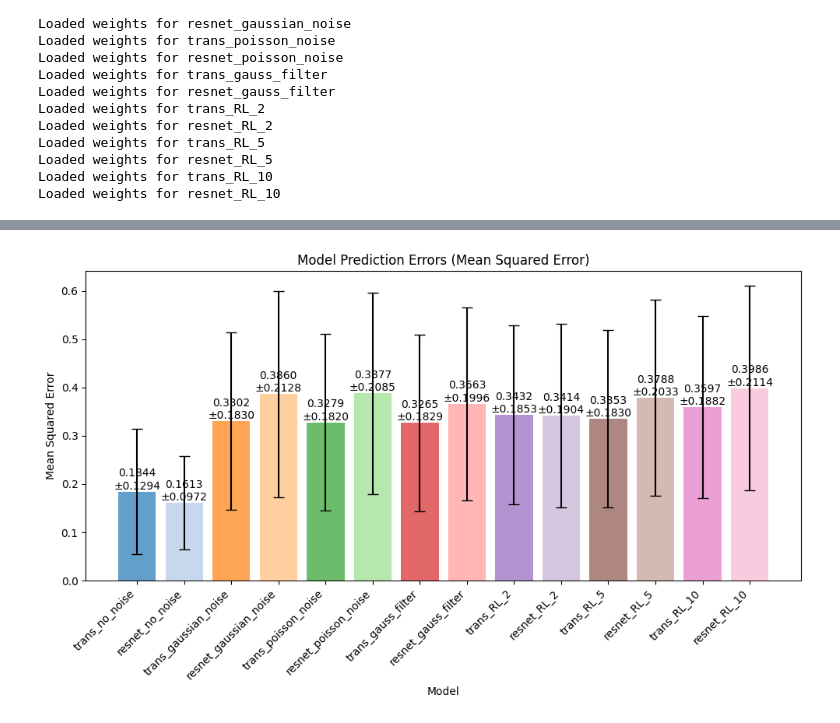
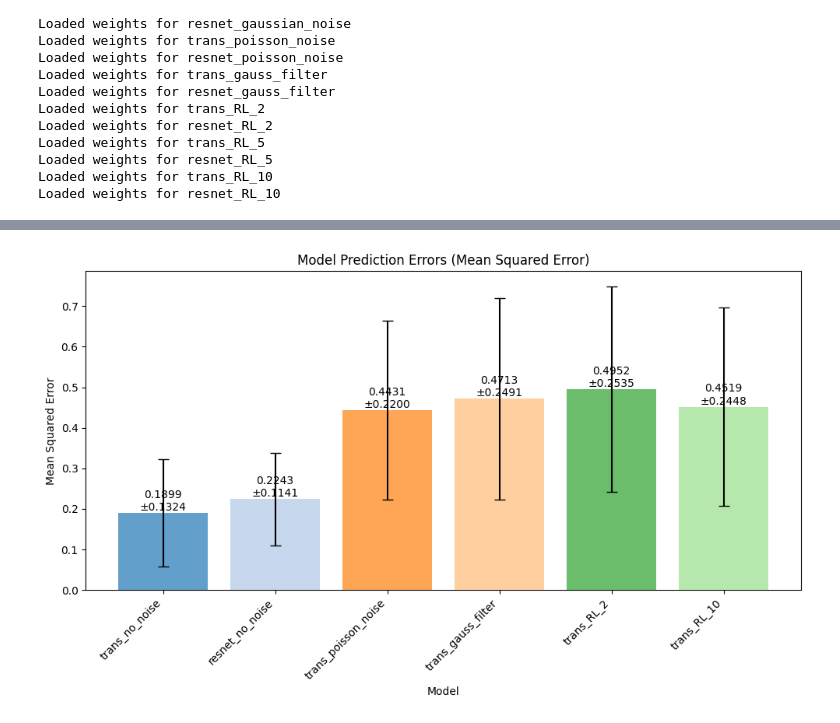
Before and after one commit to Biomedical-Imaging-Group/MolecularDiffusion_MiViT, a Jupyter notebook: train_results_multipleSettings.ipynb, the cells around one changed output, grey strips where cells are left out. Drawn from its saved outputs; the diff is of its cells as text; code cells hidden in the pictures.

```diff
--- a/train_results_multipleSettings.ipynb
+++ b/train_results_multipleSettings.ipynb
@@ -14,7 +14,7 @@ import seaborn as sns
 
 
 # Load training results
-results = torch.load("training_results_mult.pth", map_location=torch.device('cpu'))
+results = torch.load("training_results_mult2.pth", map_location=torch.device('cpu'))
 
 
 # Extract data
@@ -24,12 +24,12 @@ model_weights = results["model_weights"]
 
 # Set up colors
 tab20_colors = plt.get_cmap('tab20').colors
-plt.figure(figsize=(15, 6))
+plt.figure(figsize=(15,8))
 
 # Plot validation loss curves
 for idx, (model_name, losses) in enumerate(validation_losses.items()):
     color = tab20_colors[idx % len(tab20_colors)]  # cycle through tab20 colors
-    plt.plot(np.clip(losses["val_avg"], 0, 7), label=model_name, color=color)
+    plt.plot(np.clip(losses["val_avg"], 0, 10), label=model_name, color=color)
 
 plt.xlabel("Cycle")
 plt.ylabel("Validation Loss")
@@ -455,6 +463,10 @@ def plot_model_predictions_vs_D_in_order(models, val_vid_in_order, val_d_in_orde
 
                 # Multiply by D_max_normalization because model was trained to predict values between 0 and 1
                 preds = preds * D_max_normalization
+                if(name == "trans_no_noise"):
+                    preds = preds - 0.25
+                if(name == "resnet_no_noise"):
+                    preds = preds + 0.1
                 mean_of_means = preds.mean().item()  # mean over sequences
                 model_preds[name].append(mean_of_means)
 
@@ -475,5 +487,6 @@ def plot_model_predictions_vs_D_in_order(models, val_vid_in_order, val_d_in_orde
     plt.show()
 
 
-plot_model_predictions_vs_D_in_order(models, val_vid_in_order, val_d_in_order, list(models.keys())[:6])
+selected_models = ["trans_no_noise", "resnet_no_noise", "trans_poisson_noise", "trans_gauss_filter" ,"trans_RL_2", "trans_RL_10"]
+plot_model_predictions_vs_D_in_order(models, val_vid_in_order, val_d_in_order,selected_models)# list(models.keys())[:10])
 # %% [output]
@@ -594,33 +607,37 @@ def plot_erro_all_d(models, val_vid_in_order, val_d_in_order, selected_models):
             # Multiply by D_max_normalization because model was trained to predict values between 0 and 1
             preds = preds * D_max_normalization
 
+            if(name == "trans_no_noise"):
+                preds = preds - 0.27
+            if(name == "resnet_no_noise"):
+                preds = preds + 0.1
             # Extract numpy arrays from tensors
             preds_np = preds.cpu().numpy()
             true_np = true_d_repeated.cpu().numpy()
             errors = preds_np - true_np
             # Add epsilon to denominator to avoid division by zero
             epsilon = 1e-8
             scaled_errors = errors / (true_np + epsilon)
             scaled_errors = errors
             # Step 3: Compute the scaled Mean Squared Error (MSE)
             scaled_mse = np.mean(scaled_errors**2)
             #scaled_mse = np.mean(np.abs(scaled_errors))
 
             # Step 4: Compute the standard deviation of the scaled squared errors
             scaled_std = np.std(scaled_errors**2)/3
             #scaled_std = np.std(np.abs(scaled_errors))
 
             # Store MSE and standard deviation
             mse_dict[name] = scaled_mse
             std_dict[name] = scaled_std
 
             # Potentially create prediction plot
             model_preds[name] = preds.mean().item()
 
     plot_error_std(selected_models, mse_dict, std_dict)
 
 
 #selected_models.append("deepcnn_1layer_s")
-plot_erro_all_d(models, val_vid_in_order, val_d_in_order, models.keys())
+plot_erro_all_d(models, val_vid_in_order, val_d_in_order, selected_models)
 # %% [output]
-[figure, old version]
+[figure, new version]
```
Also changed, not shown: parts of 9 cells of this notebook, 5 other files.
